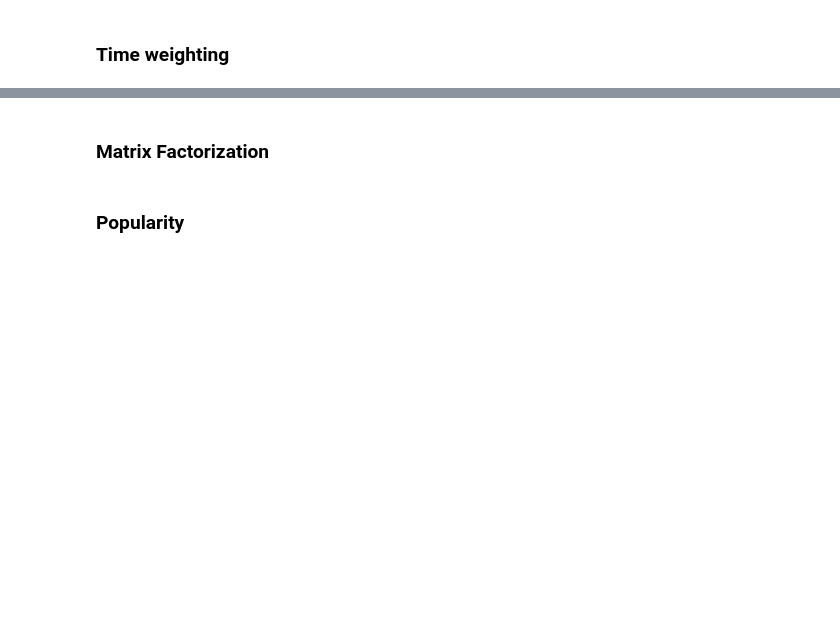
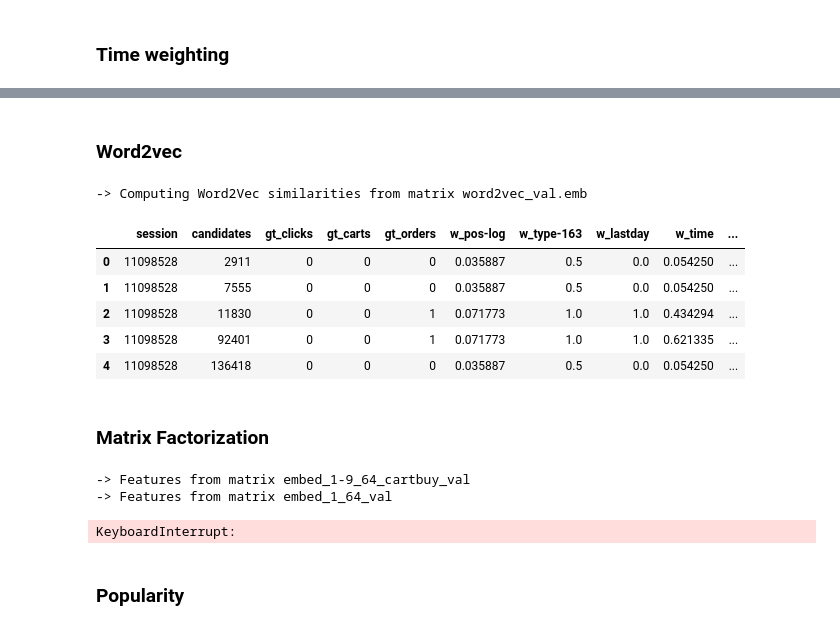
Before and after one commit to TheoViel/kaggle_otto_rs, a Jupyter notebook: notebooks/FE.ipynb, the cells around one changed output, grey strips where cells are left out. Saved outputs shown, nothing was run; the diff lists cells and outputs as text; code cells hidden in the pictures; blank space fills up the shorter version.

Commit message:
w2v, new candids, extra train data

```diff
--- a/notebooks/FE.ipynb
+++ b/notebooks/FE.ipynb
@@ -84,3 +96,18 @@ gc.collect()
+# %% [markdown]
+### Word2vec
+# %%
+pairs = compute_w2v_features(pairs, PARQUET_FILES, f'../output/matrix_factorization/word2vec_{MODE}.emb')
+# %% [output]
+-> Computing Word2Vec similarities from matrix word2vec_val.emb
+# %%
+pairs.head()
+# %% [output]
+|  | session | candidates | gt_clicks | gt_carts | gt_orders | w_pos-log | w_type-163 | w_lastday | w_time | ... |
+| 0 | 11098528 | 2911 | 0 | 0 | 0 | 0.035887 | 0.5 | 0.0 | 0.054250 | ... |
+| 1 | 11098528 | 7555 | 0 | 0 | 0 | 0.035887 | 0.5 | 0.0 | 0.054250 | ... |
+| 2 | 11098528 | 11830 | 0 | 0 | 1 | 0.071773 | 1.0 | 1.0 | 0.434294 | ... |
+| 3 | 11098528 | 92401 | 0 | 0 | 1 | 0.071773 | 1.0 | 1.0 | 0.621335 | ... |
+| 4 | 11098528 | 136418 | 0 | 0 | 0 | 0.035887 | 0.5 | 0.0 | 0.054250 | ... |
 # %% [markdown]
 ### Matrix Factorization
 # %%
@@ -152,6 +179,10 @@ for embed_name in EMBED_NAMES:
     gc.collect()
 
     pairs.drop('aid', axis=1, inplace=True)
+# %% [output]
+-> Features from matrix embed_1-9_64_cartbuy_val
+-> Features from matrix embed_1_64_val
+KeyboardInterrupt:
 # %% [markdown]
 ### Popularity
 # %%
```
Also changed, not shown: parts of 7 cells of this notebook, 20 other files.
